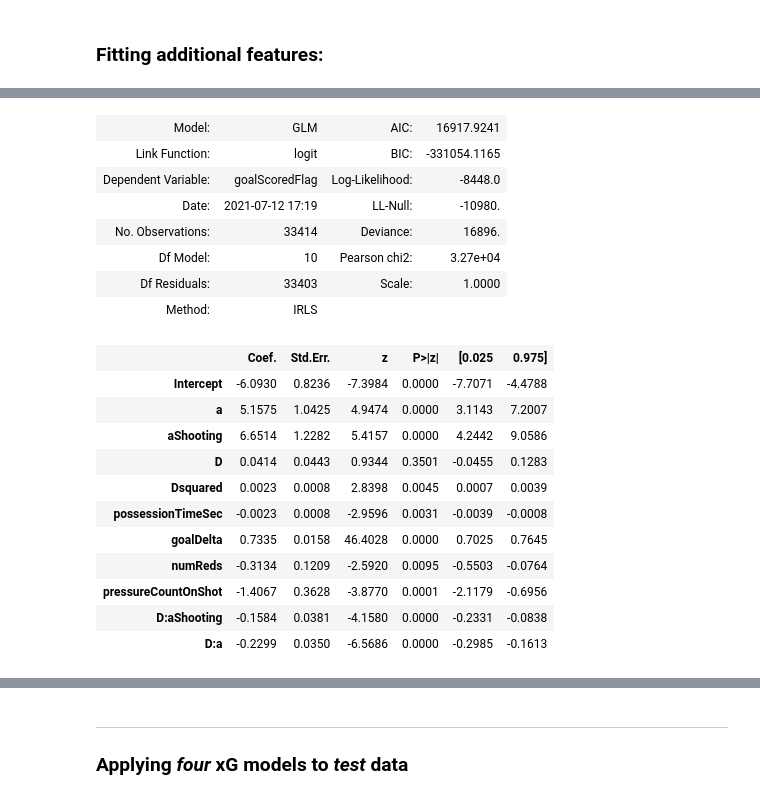
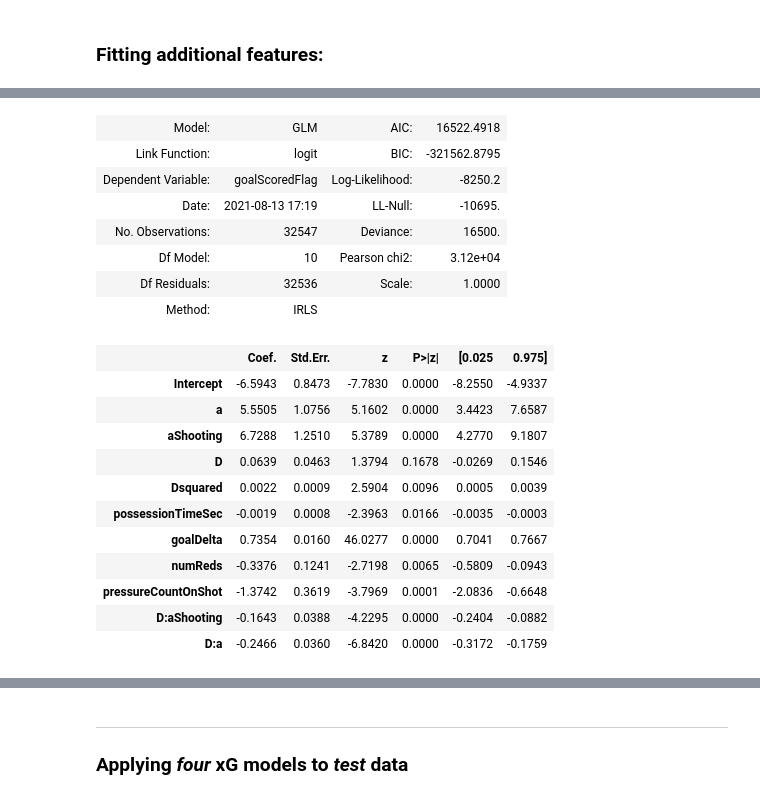
Before and after one commit to christiangilson/MSc-Applied-Statistics-Project-Code, a Jupyter notebook: Modelling/xG/Python xG Feature Engineering & Modelling.ipynb, the cells around one changed output, grey strips where cells are left out. Cells and saved outputs as stored; diff of their text form; code cells hidden in the pictures.

```diff
--- a/Modelling/xG/Python xG Feature Engineering & Modelling.ipynb
+++ b/Modelling/xG/Python xG Feature Engineering & Modelling.ipynb
@@ -251,11 +231,19 @@ df_shots_incl_synthetic = pd.concat([df_shots_incl_synthetic[df_synthetic_enrich
 # splitting into a dataframe for training and dataframe for testing
 ## stratifying the successFlag
 
-test_size = 0.23
-random_state = 0
+test_size = 0.25
+random_state = 40
 
+# producing stratified training and test samples
 df_shots_train, df_shots_test = train_test_split(df_shots, test_size=test_size, stratify=df_shots.goalScoredFlag, random_state=random_state, shuffle=True)
 
+# and adding synthetic shots data to the training synthetic sample (NOTE: THE TEST DATA DOES NOT CHANGE WHATSOEVER)
+df_shots_train['realOrSynthetic'] = 'real'
+df_shots_train_synthetic = pd.concat([df_shots_train[df_synthetic_enriched.columns], df_synthetic_enriched]).reset_index(drop=True).copy()
+
+# manual patch of two goals that are causing havoc because they're such outliers -> TODO: just get rid of them from the full dataset (Vs the test dataset which is obviously wrong)
+#df_shots_test.loc[(df_shots_test['x1_m'] > 70) & (df_shots_test['y1_m'] < 5), 'goalScoredFlag'] = 0
+
 print (f'Stratified Shot Success Rates:\n\nOverall: {100*np.round(df_shots.goalScoredFlag.mean(),3)}%\nTrain: {100*np.round(df_shots_train.goalScoredFlag.mean(), 3)}%\nTest: {100*np.round(df_shots_test.goalScoredFlag.mean(), 3)}%\n')
 # %% [output]
 Stratified Shot Success Rates:
@@ -323,5 +315,8 @@ xG_formula_adv = "goalScoredFlag ~   a + aShooting + D + Dsquared +\
 xG_model_adv = smf.glm(formula=xG_formula_adv, data=df_shots_train\
                  ,family=sm.families.Binomial()).fit()
 
+xG_model_adv_feat_on_syn = smf.glm(formula=xG_formula_adv, data=df_shots_train_synthetic\
+                         ,family=sm.families.Binomial()).fit()
+
 xG_model_adv.summary2()
 # %% [output]
@@ -330,20 +325,20 @@ Wall time: 285 ms
-| Model: | GLM | AIC: | 16917.9241 |
-| Link Function: | logit | BIC: | -331054.1165 |
-| Dependent Variable: | goalScoredFlag | Log-Likelihood: | -8448.0 |
-| Date: | 2021-07-12 17:19 | LL-Null: | -10980. |
-| No. Observations: | 33414 | Deviance: | 16896. |
-| Df Model: | 10 | Pearson chi2: | 3.27e+04 |
-| Df Residuals: | 33403 | Scale: | 1.0000 |
+| Model: | GLM | AIC: | 16522.4918 |
+| Link Function: | logit | BIC: | -321562.8795 |
+| Dependent Variable: | goalScoredFlag | Log-Likelihood: | -8250.2 |
+| Date: | 2021-08-13 17:19 | LL-Null: | -10695. |
+| No. Observations: | 32547 | Deviance: | 16500. |
+| Df Model: | 10 | Pearson chi2: | 3.12e+04 |
+| Df Residuals: | 32536 | Scale: | 1.0000 |
 | Method: | IRLS |  |  |
 |  | Coef. | Std.Err. | z | P>|z| | [0.025 | 0.975] |
-| Intercept | -6.0930 | 0.8236 | -7.3984 | 0.0000 | -7.7071 | -4.4788 |
-| a | 5.1575 | 1.0425 | 4.9474 | 0.0000 | 3.1143 | 7.2007 |
-| aShooting | 6.6514 | 1.2282 | 5.4157 | 0.0000 | 4.2442 | 9.0586 |
-| D | 0.0414 | 0.0443 | 0.9344 | 0.3501 | -0.0455 | 0.1283 |
-| Dsquared | 0.0023 | 0.0008 | 2.8398 | 0.0045 | 0.0007 | 0.0039 |
-| possessionTimeSec | -0.0023 | 0.0008 | -2.9596 | 0.0031 | -0.0039 | -0.0008 |
-| goalDelta | 0.7335 | 0.0158 | 46.4028 | 0.0000 | 0.7025 | 0.7645 |
-| numReds | -0.3134 | 0.1209 | -2.5920 | 0.0095 | -0.5503 | -0.0764 |
-| pressureCountOnShot | -1.4067 | 0.3628 | -3.8770 | 0.0001 | -2.1179 | -0.6956 |
-| D:aShooting | -0.1584 | 0.0381 | -4.1580 | 0.0000 | -0.2331 | -0.0838 |
-| D:a | -0.2299 | 0.0350 | -6.5686 | 0.0000 | -0.2985 | -0.1613 |
+| Intercept | -6.5943 | 0.8473 | -7.7830 | 0.0000 | -8.2550 | -4.9337 |
+| a | 5.5505 | 1.0756 | 5.1602 | 0.0000 | 3.4423 | 7.6587 |
+| aShooting | 6.7288 | 1.2510 | 5.3789 | 0.0000 | 4.2770 | 9.1807 |
+| D | 0.0639 | 0.0463 | 1.3794 | 0.1678 | -0.0269 | 0.1546 |
+| Dsquared | 0.0022 | 0.0009 | 2.5904 | 0.0096 | 0.0005 | 0.0039 |
+| possessionTimeSec | -0.0019 | 0.0008 | -2.3963 | 0.0166 | -0.0035 | -0.0003 |
+| goalDelta | 0.7354 | 0.0160 | 46.0277 | 0.0000 | 0.7041 | 0.7667 |
+| numReds | -0.3376 | 0.1241 | -2.7198 | 0.0065 | -0.5809 | -0.0943 |
+| pressureCountOnShot | -1.3742 | 0.3619 | -3.7969 | 0.0001 | -2.0836 | -0.6648 |
+| D:aShooting | -0.1643 | 0.0388 | -4.2295 | 0.0000 | -0.2404 | -0.0882 |
+| D:a | -0.2466 | 0.0360 | -6.8420 | 0.0000 | -0.3172 | -0.1759 |
```
Also changed, not shown: parts of 28 cells of this notebook, 12 other files.
